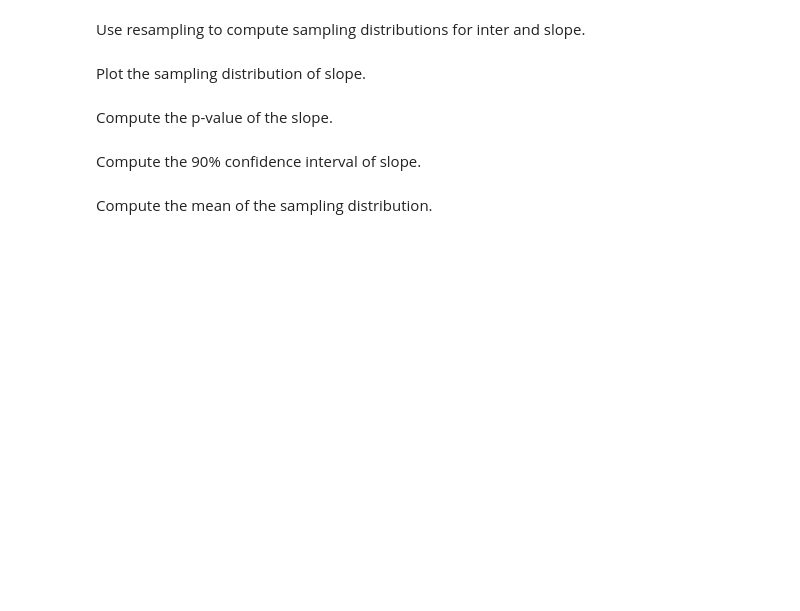
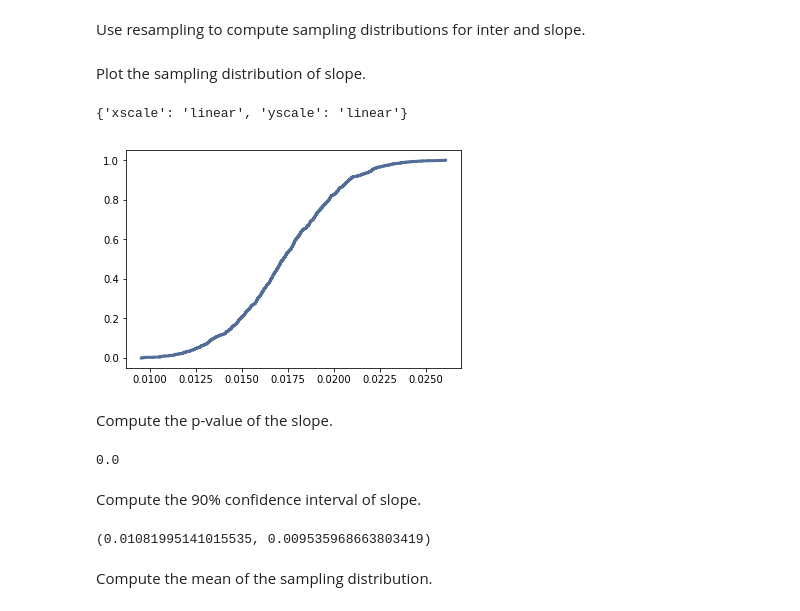
Before and after one commit to RonnieBrooklyn/ThinkStats2, a Jupyter notebook: code/chap10ex.ipynb, the cells around one changed output. Cells and saved outputs as stored; diff of their text form; code cells hidden in the pictures; blank space fills up the shorter version.

```diff
--- a/code/chap10ex.ipynb
+++ b/code/chap10ex.ipynb
@@ -519,14 +539,26 @@ Use resampling to compute sampling distributions for inter and slope.
 Plot the sampling distribution of slope.
 # %%
 # Solution goes here
+cdf = thinkstats2.Cdf(slopes)
+thinkplot.Cdf(cdf)
+# %% [output]
+{'xscale': 'linear', 'yscale': 'linear'}
+[figure, added]
 # %% [markdown]
 Compute the p-value of the slope.
 # %%
 # Solution goes here
+pvalue = cdf[0]
+pvalue
+# %% [output]
+0.0
 # %% [markdown]
 Compute the 90% confidence interval of slope.
 # %%
 # Solution goes here
+cdf.Percentile(.95), cdf.Percentile(.05)
+# %% [output]
+(0.01081995141015535, 0.009535968663803419)
 # %% [markdown]
 Compute the mean of the sampling distribution.
 # %%
```
Also changed, not shown: parts of 25 cells of this notebook.
